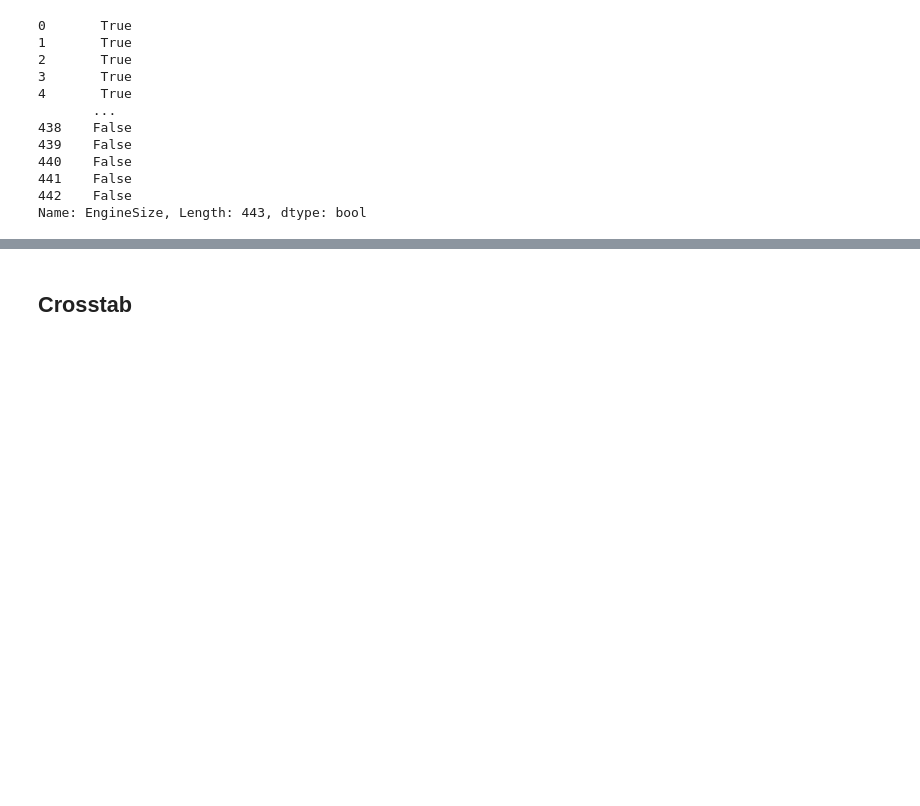
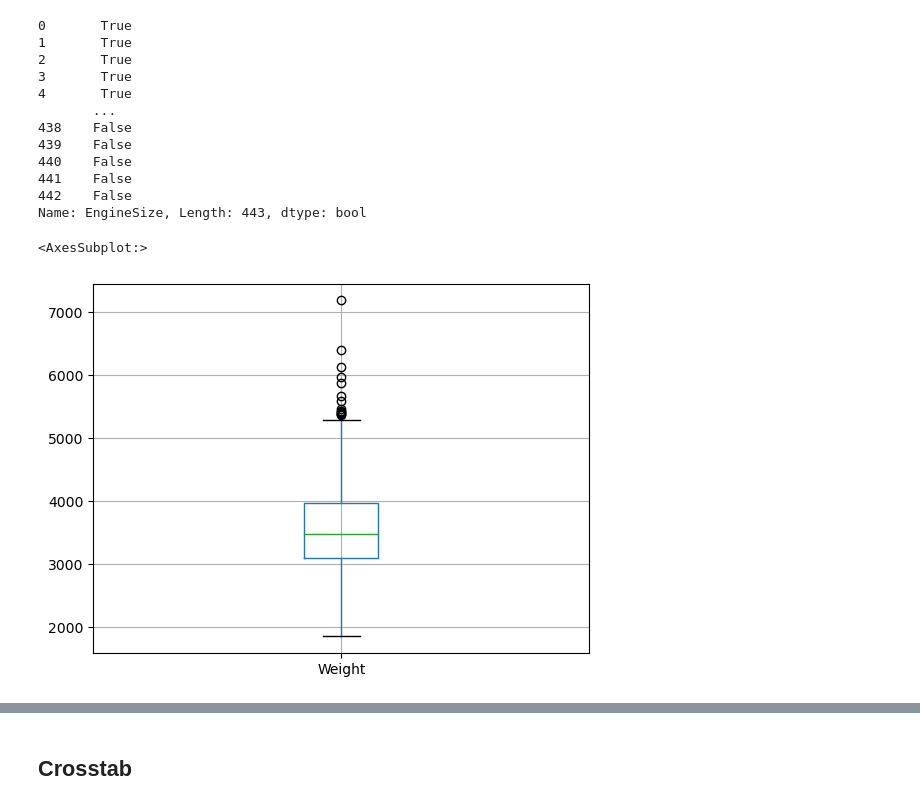
Before and after one commit to Abhilashg11/Data_science, a Jupyter notebook: Pandas1/pandas.ipynb, the cells around one changed output, grey strips where cells are left out. Cells and saved outputs as stored; diff of their text form; code cells hidden in the pictures; blank space fills up the shorter version.

```diff
--- a/Pandas1/pandas.ipynb
+++ b/Pandas1/pandas.ipynb
@@ -334,3 +334,8 @@ cars['EngineSize']<4
 441    False
 442    False
 Name: EngineSize, Length: 443, dtype: bool
+# %%
+cars.boxplot(column='Weight')
+# %% [output]
+<AxesSubplot:>
+[figure, added]
```
Also changed, not shown: parts of 1 cell of this notebook, 1 other file.
